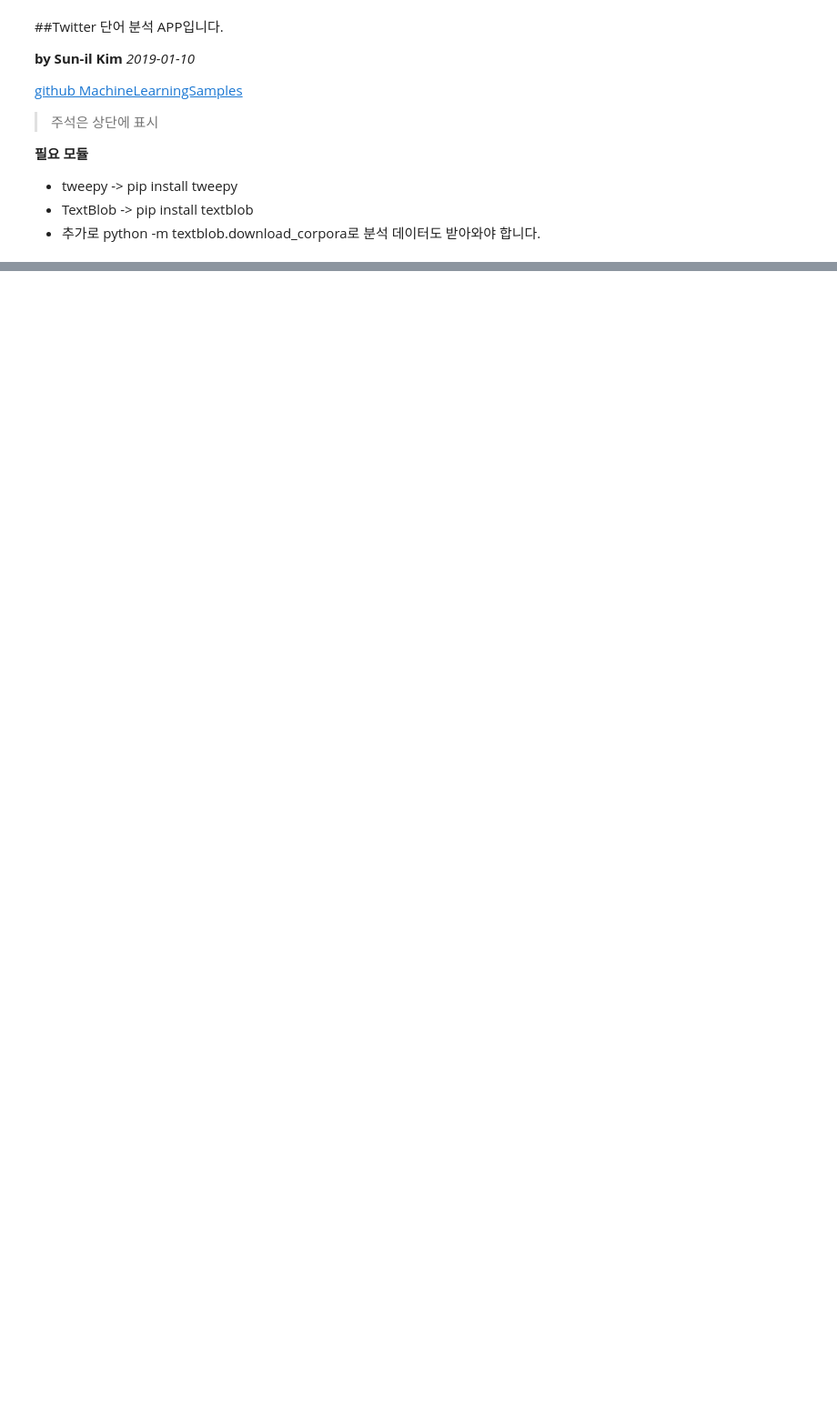
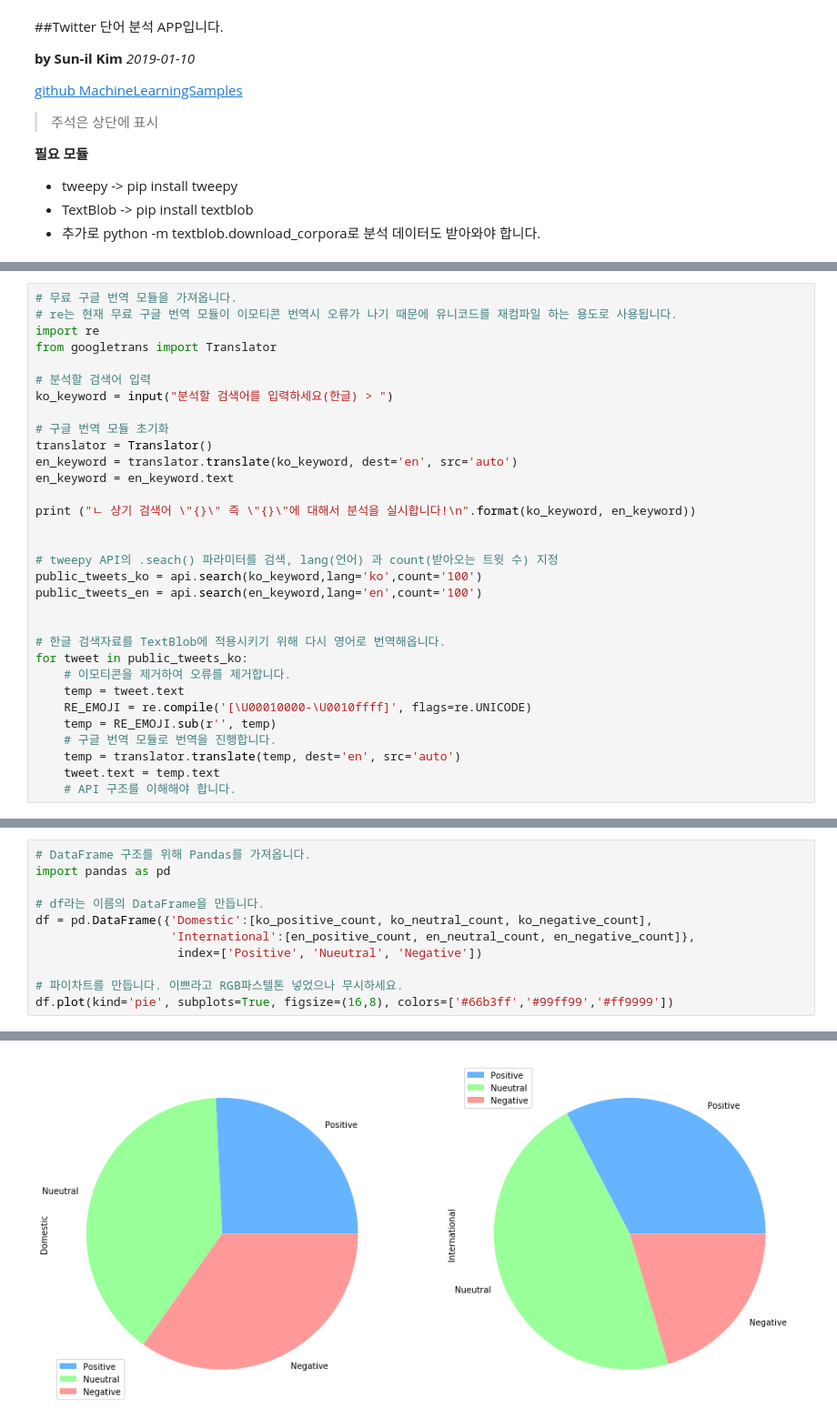
Before and after one commit to apostkor/TwitterKeywordAnalyzer, a Jupyter notebook: TwitterKeywordAnalyzer_Main.ipynb, the cells around one changed output, grey strips where cells are left out. Shown at 91% size. Saved outputs shown, nothing was run; the diff lists cells and outputs as text; blank space fills up the shorter version.

```diff
--- a/TwitterKeywordAnalyzer_Main.ipynb
+++ b/TwitterKeywordAnalyzer_Main.ipynb
@@ -83,0 +40,32 @@ print ("부정적 트윗 예시:", sample_neg)
+# %%
+# 무료 구글 번역 모듈을 가져옵니다.
+# re는 현재 무료 구글 번역 모듈이 이모티콘 번역시 오류가 나기 때문에 유니코드를 재컴파일 하는 용도로 사용됩니다.
+import re
+from googletrans import Translator
+
+# 분석할 검색어 입력
+ko_keyword = input("분석할 검색어를 입력하세요(한글) > ")
+
+# 구글 번역 모듈 초기화
+translator = Translator()
+en_keyword = translator.translate(ko_keyword, dest='en', src='auto')
+en_keyword = en_keyword.text
+
+print ("ㄴ 상기 검색어 \"{}\" 즉 \"{}\"에 대해서 분석을 실시합니다!\n".format(ko_keyword, en_keyword))
+
+
+# tweepy API의 .seach() 파라미터를 검색, lang(언어) 과 count(받아오는 트윗 수) 지정
+public_tweets_ko = api.search(ko_keyword,lang='ko',count='100')
+public_tweets_en = api.search(en_keyword,lang='en',count='100')
+
+
+# 한글 검색자료를 TextBlob에 적용시키기 위해 다시 영어로 번역해옵니다.
+for tweet in public_tweets_ko:
+    # 이모티콘을 제거하여 오류를 제거합니다.
+    temp = tweet.text
+    RE_EMOJI = re.compile('[\U00010000-\U0010ffff]', flags=re.UNICODE)
+    temp = RE_EMOJI.sub(r'', temp)
+    # 구글 번역 모듈로 번역을 진행합니다.
+    temp = translator.translate(temp, dest='en', src='auto')
+    tweet.text = temp.text
+    # API 구조를 이해해야 합니다.
@@ -83,0 +157,12 @@ print ("부정적 트윗 예시:", sample_neg)
+# %%
+# DataFrame 구조를 위해 Pandas를 가져옵니다.
+import pandas as pd
+
+# df라는 이름의 DataFrame을 만듭니다.
+df = pd.DataFrame({'Domestic':[ko_positive_count, ko_neutral_count, ko_negative_count],
+                   'International':[en_positive_count, en_neutral_count, en_negative_count]},
+                    index=['Positive', 'Nueutral', 'Negative'])
+
+# 파이차트를 만듭니다. 이쁘라고 RGB파스텔톤 넣었으나 무시하세요.
+df.plot(kind='pie', subplots=True, figsize=(16,8), colors=['#66b3ff','#99ff99','#ff9999'])
+# %% [output]
@@ -83,0 +172 @@ print ("부정적 트윗 예시:", sample_neg)
+[figure, added]
```
Also changed, not shown: parts of 8 cells of this notebook.
